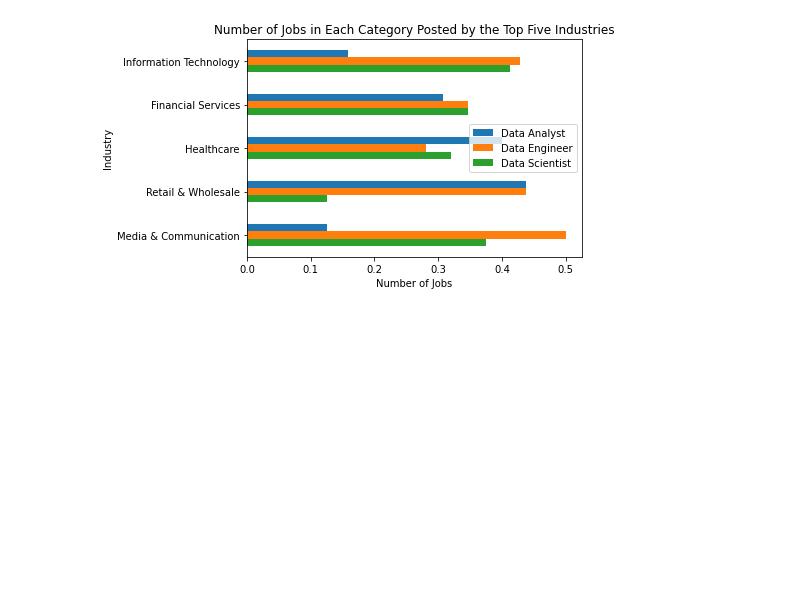
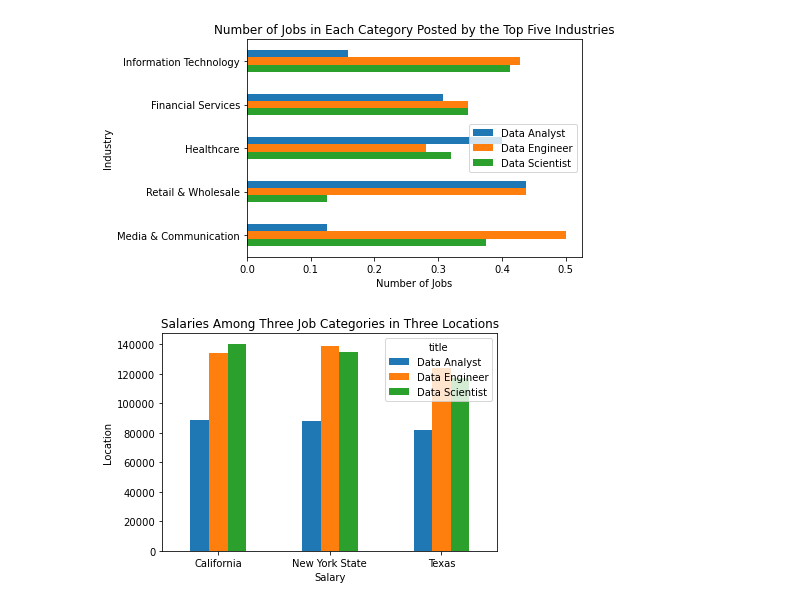
Before and after one commit to Yangxi-Yu/Eco395m-Army-Ants, a Jupyter notebook: code/analysis_figures.ipynb, the cells around one changed output. Drawn from its saved outputs; the diff is of its cells as text; code cells hidden in the pictures; blank space fills up the shorter version.

```diff
--- a/code/analysis_figures.ipynb
+++ b/code/analysis_figures.ipynb
@@ -177,7 +177,12 @@ plt.savefig('../figure/figure4.png', bbox_inches = 'tight', dpi=100)
 # %% [output]
 [figure]
 # %%
-IN_PATH_industry = os.path.join('../data', 'basic_info.csv')
-industry = pd.read_csv(IN_PATH_industry)
-df.groupby(['location','title'])['salary_mean'].mean().unstack(fill_value=0).plot.bar(rot=0,title="Salary ")
-sns.boxplot(y='salary_mean',data=df,x='title',hue='location')
+IN_PATH_salary = os.path.join('../data', 'basic_info.csv')
+salary = pd.read_csv(IN_PATH_salary)
+salary.groupby(['location','title'])['salary_mean'].mean().unstack(fill_value=0).plot.bar(rot=0)
+plt.title('Salaries Among Three Job Categories in Three Locations')
+plt.xlabel('Salary')
+plt.ylabel('Location')
+plt.savefig('../figure/figure5-1.png', bbox_inches = 'tight', dpi=100)
+# %% [output]
+[figure, added]
```
Also changed, not shown: parts of 6 cells of this notebook.
